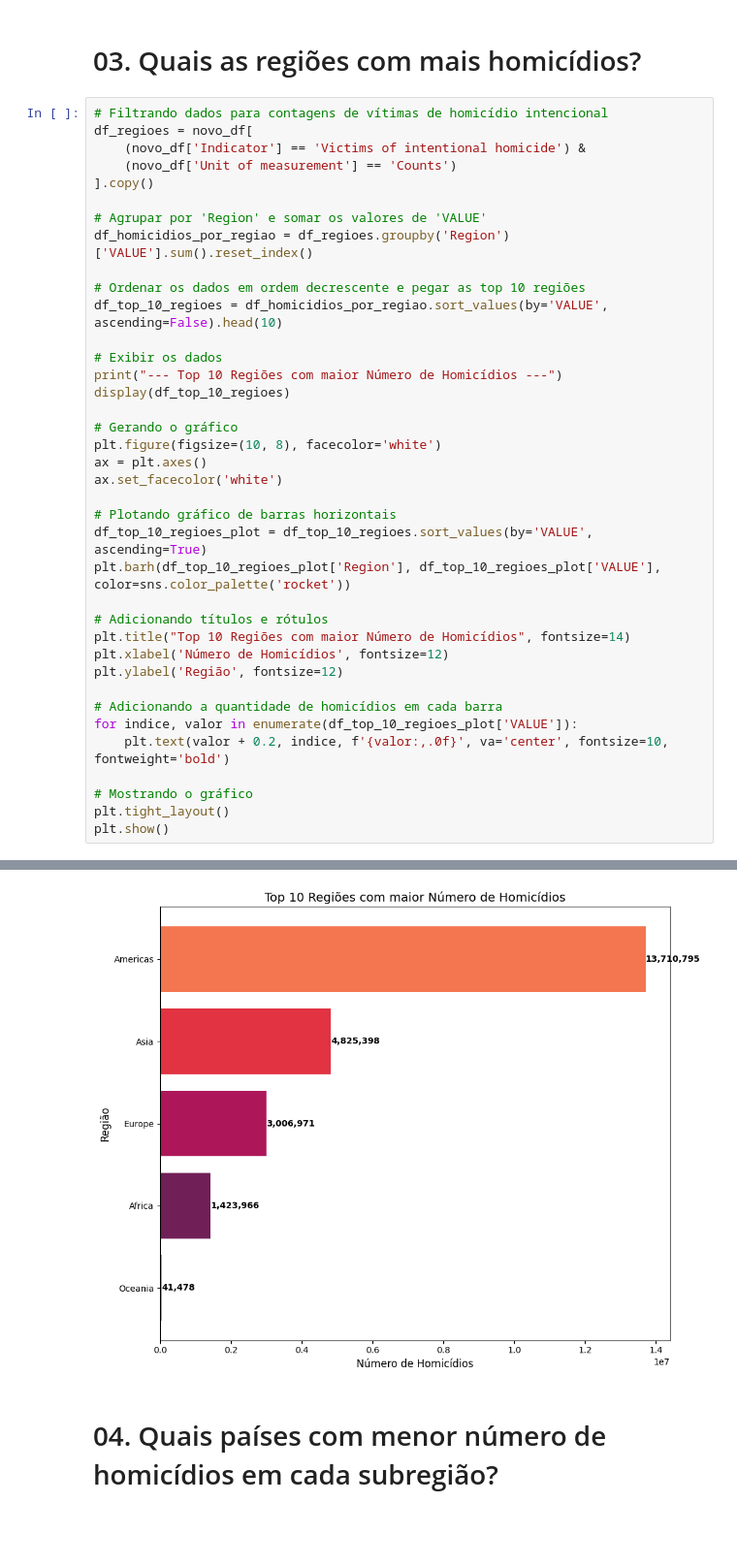
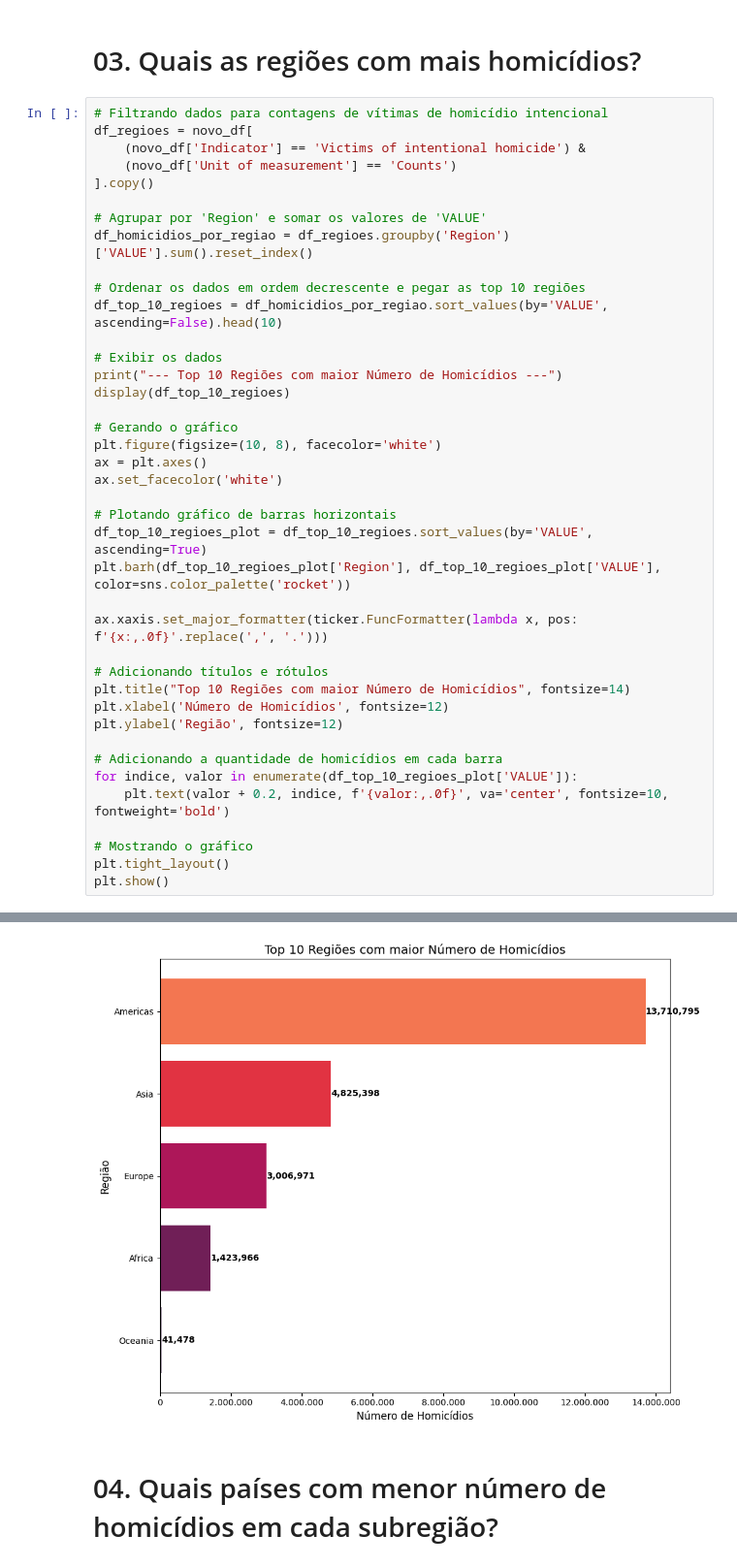
Before and after one commit to BeaUoU/analise-homic-dios-dataApp, a Jupyter notebook: AP_01.ipynb, the cells around one changed output, grey strips where cells are left out. Shown at 97% size. Cells and saved outputs as stored; diff of their text form; blank space fills up the shorter version.

```diff
--- a/AP_01.ipynb
+++ b/AP_01.ipynb
@@ -336,34 +338,36 @@ display(df_top_10_regioes)
 
 # Gerando o gráfico
 plt.figure(figsize=(10, 8), facecolor='white')
 ax = plt.axes()
 ax.set_facecolor('white')
 
 # Plotando gráfico de barras horizontais
 df_top_10_regioes_plot = df_top_10_regioes.sort_values(by='VALUE', ascending=True)
 plt.barh(df_top_10_regioes_plot['Region'], df_top_10_regioes_plot['VALUE'], color=sns.color_palette('rocket'))
 
+ax.xaxis.set_major_formatter(ticker.FuncFormatter(lambda x, pos: f'{x:,.0f}'.replace(',', '.')))
+
 # Adicionando títulos e rótulos
 plt.title("Top 10 Regiões com maior Número de Homicídios", fontsize=14)
 plt.xlabel('Número de Homicídios', fontsize=12)
 plt.ylabel('Região', fontsize=12)
 
 # Adicionando a quantidade de homicídios em cada barra
 for indice, valor in enumerate(df_top_10_regioes_plot['VALUE']):
     plt.text(valor + 0.2, indice, f'{valor:,.0f}', va='center', fontsize=10, fontweight='bold')
 
 # Mostrando o gráfico
 plt.tight_layout()
 plt.show()
 # %% [output]
 --- Top 10 Regiões com maior Número de Homicídios ---
 |  | Region | VALUE |
 | 1 | Americas | 1.371080e+07 |
 | 2 | Asia | 4.825398e+06 |
 | 3 | Europe | 3.006971e+06 |
 | 0 | Africa | 1.423966e+06 |
 | 4 | Oceania | 4.147845e+04 |
-[figure, old version]
+[figure, new version]
 # %% [markdown]
 # 04. Quais países com menor número de homicídios em cada subregião?
 # %%
```
Also changed, not shown: parts of 13 cells of this notebook, 2 other files.
